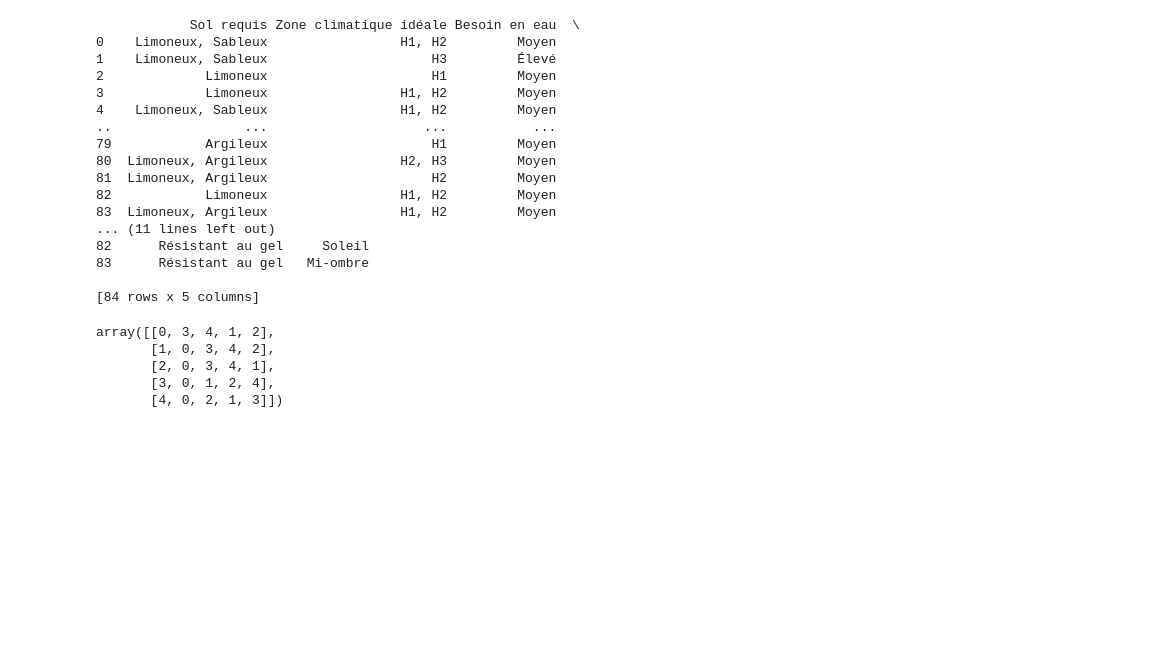
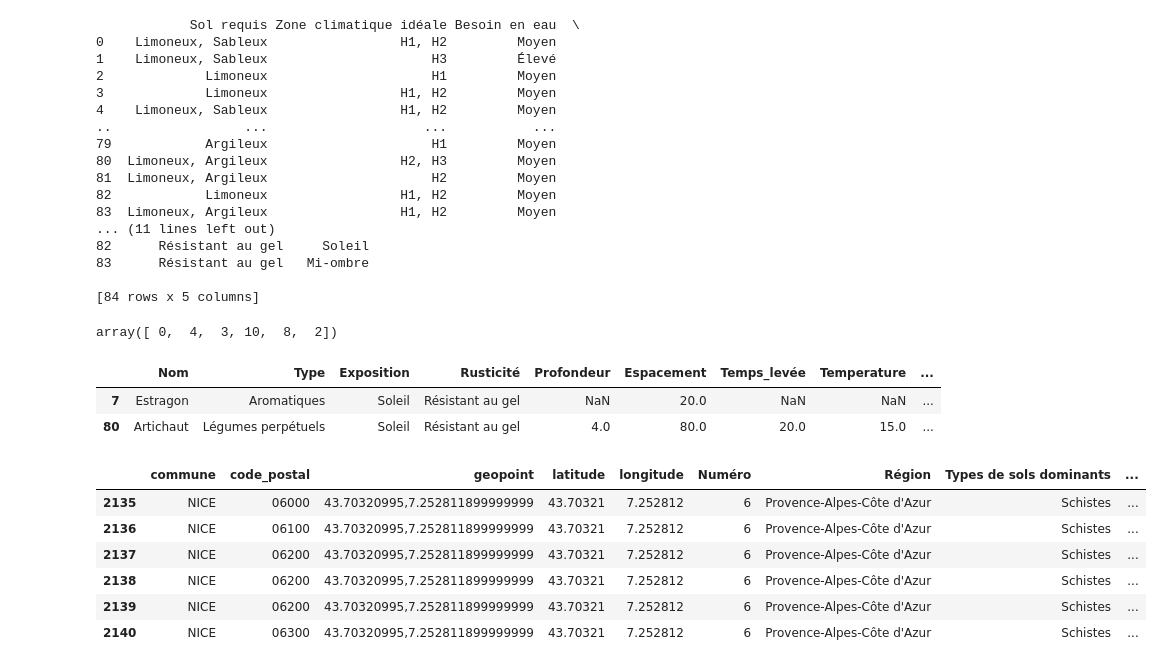
Before and after one commit to Jean-Patrick-Alcolea/Projet-3, a Jupyter notebook: notebooks/marie_jupy.ipynb, the cells around one changed output. Cells and saved outputs as stored; diff of their text form; code cells hidden in the pictures; blank space fills up the shorter version.

```diff
--- a/notebooks/marie_jupy.ipynb
+++ b/notebooks/marie_jupy.ipynb
@@ -388,10 +388,6 @@ print(X)
 
 [84 rows x 5 columns]
 # %%
-indices
+indices[0]
 # %% [output]
-array([[0, 3, 4, 1, 2],
-       [1, 0, 3, 4, 2],
-       [2, 0, 3, 4, 1],
-       [3, 0, 1, 2, 4],
-       [4, 0, 2, 1, 3]])
+array([ 0,  4,  3, 10,  8,  2])
@@ -397,0 +401,18 @@ array([[0, 3, 4, 1, 2],
+# %%
+df[(df['Sol requis'].str.contains('Argileux')) & df['Zone climatique idéale'].str.contains('H3')]
+# %% [output]
+|  | Nom | Type | Exposition | Rusticité | Profondeur | Espacement | Temps_levée | Temperature | ... |
+| 7 | Estragon | Aromatiques | Soleil | Résistant au gel | NaN | 20.0 | NaN | NaN | ... |
+| 80 | Artichaut | Légumes perpétuels | Soleil | Résistant au gel | 4.0 | 80.0 | 20.0 | 15.0 | ... |
+# %%
+df_ville = pd.read_parquet('../data/df_departement_clean.gzip')
+# %%
+df_ville[df_ville['commune'] == 'NICE']
+# %% [output]
+|  | commune | code_postal | geopoint | latitude | longitude | Numéro | Région | Types de sols dominants | ... |
+| 2135 | NICE | 06000 | 43.70320995,7.252811899999999 | 43.70321 | 7.252812 | 6 | Provence-Alpes-Côte d'Azur | Schistes | ... |
+| 2136 | NICE | 06100 | 43.70320995,7.252811899999999 | 43.70321 | 7.252812 | 6 | Provence-Alpes-Côte d'Azur | Schistes | ... |
+| 2137 | NICE | 06200 | 43.70320995,7.252811899999999 | 43.70321 | 7.252812 | 6 | Provence-Alpes-Côte d'Azur | Schistes | ... |
+| 2138 | NICE | 06200 | 43.70320995,7.252811899999999 | 43.70321 | 7.252812 | 6 | Provence-Alpes-Côte d'Azur | Schistes | ... |
+| 2139 | NICE | 06200 | 43.70320995,7.252811899999999 | 43.70321 | 7.252812 | 6 | Provence-Alpes-Côte d'Azur | Schistes | ... |
+| 2140 | NICE | 06300 | 43.70320995,7.252811899999999 | 43.70321 | 7.252812 | 6 | Provence-Alpes-Côte d'Azur | Schistes | ... |
```
Also changed, not shown: parts of 5 cells of this notebook, 7 other files.
